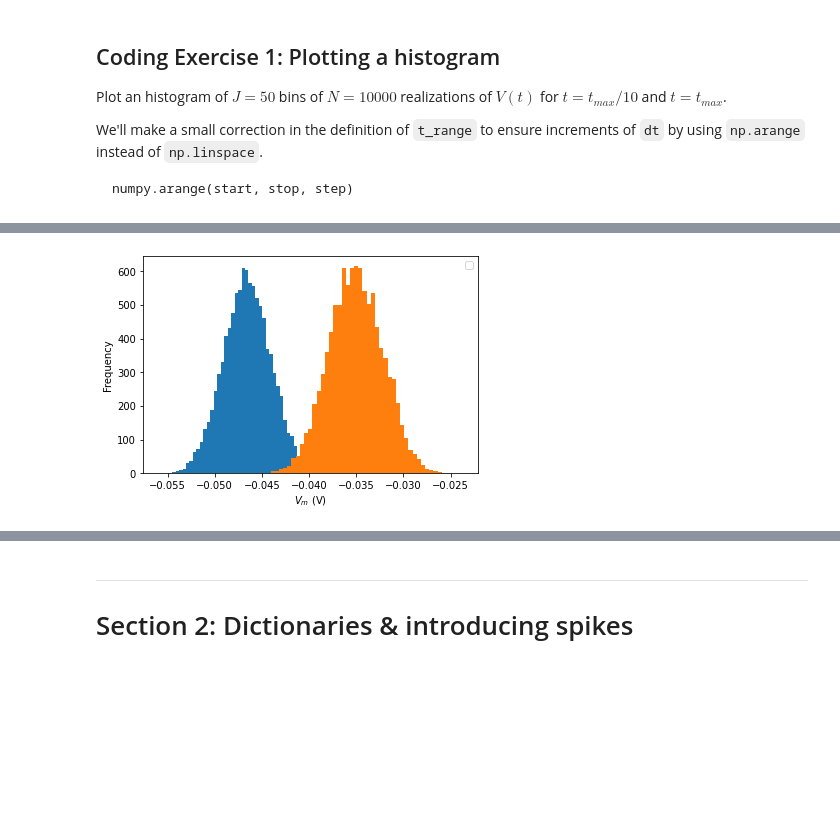
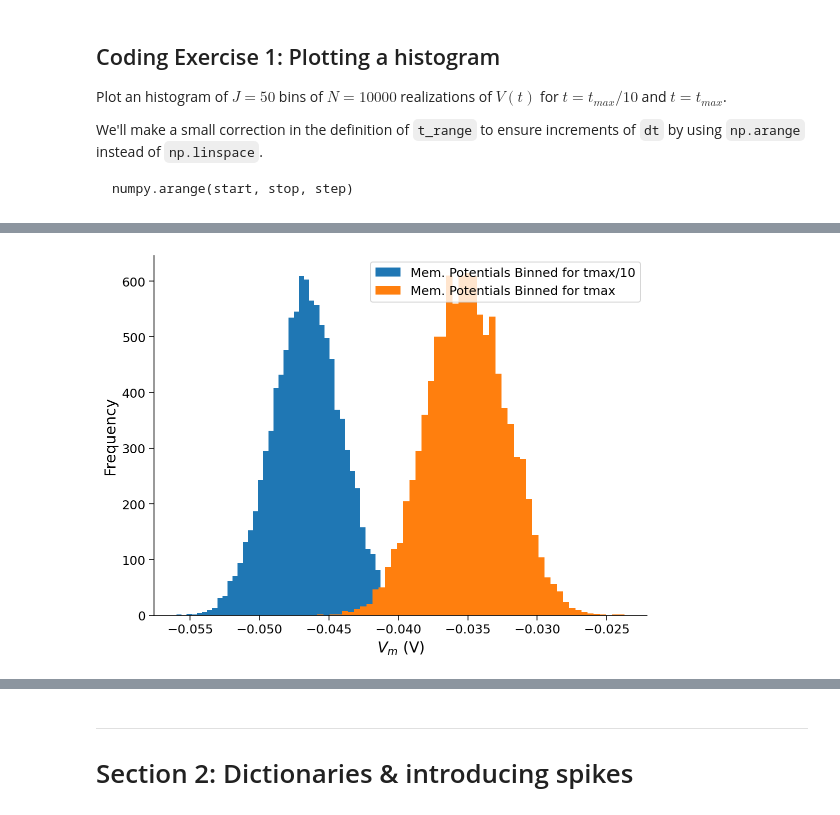
Before and after one commit to SuhaasAdiraju/NeuromatchAcademy2021_Workthrough_SA, a Jupyter notebook: tutorials/W0D2_PythonWorkshop2/student/W0D2_Tutorial1.ipynb, the cells around one changed output, grey strips where cells are left out. Saved outputs shown, nothing was run; the diff lists cells and outputs as text; code cells hidden in the pictures; blank space fills up the shorter version.

```diff
--- a/tutorials/W0D2_PythonWorkshop2/student/W0D2_Tutorial1.ipynb
+++ b/tutorials/W0D2_PythonWorkshop2/student/W0D2_Tutorial1.ipynb
@@ -206,15 +206,6 @@ We'll make a small correction in the definition of `t_range` to ensure increment
 
     numpy.arange(start, stop, step)
 # %%
- t_max = 150e-3   # second
- dt = 1e-3        # second
- tau = 20e-3      # second
- el = -60e-3      # milivolt
- vr = -70e-3      # milivolt
- vth = -50e-3     # milivolt
- r = 100e6        # ohm
- i_mean = 25e-11  # ampere
-
 #################################################
 ## TODO for students: fill out code to plot histogram ##
 # Fill out code and comment or remove the next line
@@ -247,12 +238,13 @@ plt.figure()
 plt.ylabel('Frequency')
 plt.xlabel('$V_m$ (V)')
 
+
 # Plot a histogram at t_max/10 (add labels and parameters histtype='stepfilled' and linewidth=0)
-index = ((t_max/10)*1000);
-plt.hist(v_n[:,int(index)],50,histtype='stepfilled',linewidth=0)
+plt.hist(v_n[:,15],50,label = 'Mem. Potentials Binned for tmax/10', histtype = 'stepfilled', linewidth = 0)
 
 # Plot a histogram at t_max (add labels and parameters histtype='stepfilled' and linewidth=0)
-plt.hist(v_n[:,int((index*10)-1)],50,histtype='stepfilled',linewidth=0)
+plt.hist(v_n[:,step_end-1],50,label = 'Mem. Potentials Binned for tmax', histtype = 'stepfilled', linewidth = 0)
+
 # Add legend
 plt.legend()
 plt.show()
@@ -261,4 +252,4 @@ WARNING:matplotlib.legend:No handles with labels found to put in legend.
-[figure, old version]
+[figure, new version]
 # %% [markdown]
 [*Click for solution*](https://github.com/NeuromatchAcademy/precourse/tree/main//tutorials/W0D2_PythonWorkshop2/solutions/W0D2_Tutorial1_Solution_04b855a3.py)
 
```
Also changed, not shown: parts of 4 cells of this notebook.
